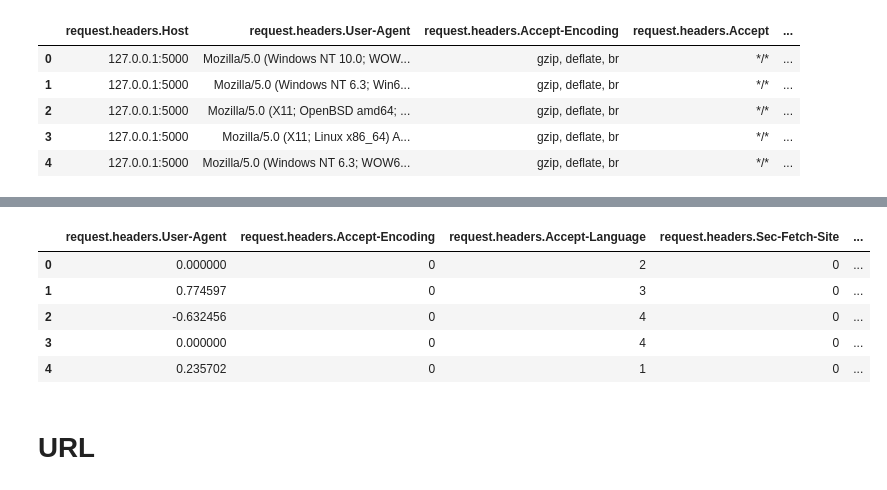
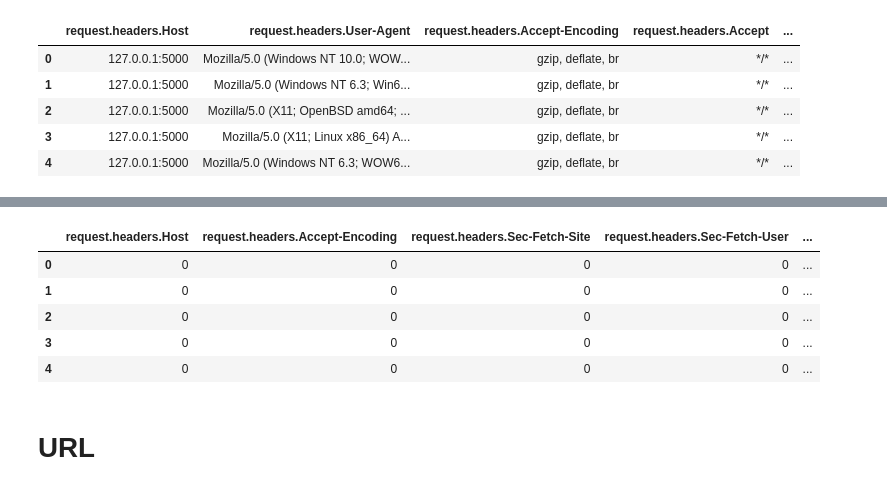
Before and after one commit to RazElbaz/API_security_challenge, a Jupyter notebook: new/model3.ipynb, the cells around one changed output, grey strips where cells are left out. Cells and saved outputs as stored; diff of their text form; code cells hidden in the pictures.

```diff
--- a/new/model3.ipynb
+++ b/new/model3.ipynb
@@ -195,48 +179,71 @@ df.head()
 # # Setting features for further feature extraction by choosing columns
 # # Some will be "simply" encoded via label encoding and others with HashingVectorizer
 
-SIMPLE_HEADERS = [
+# SIMPLE_HEADERS = [
 
-            'request.headers.Sec-Fetch-User',
+#             'request.headers.Sec-Fetch-User',
 
-      'request.headers.Accept-Language','response.status_code',
+#       'request.headers.Accept-Language','response.status_code',
 
-#     llalal from remove
+# #     llalal from remove
 
-                ]
+#                 ]
 
-# On these headers we will run HashingVectorizer
-COMPLEX_HEADERS = [
+# # On these headers we will run HashingVectorizer
+# COMPLEX_HEADERS = [
 
-                   'response.headers.Content-Type',
-'request.url',
-                    'response.body',
-    'request.headers.User-Agent',
-#     'request.body',
-   'request.headers.Cookie',
-    'response.headers.Location',
-#                     'response.headers.Set-Cookie',
-                   'request.method',
+#                    'response.headers.Content-Type',
+# 'request.url',
+#                     'response.body',
+#     'request.headers.User-Agent',
+# #     'request.body',
+#    'request.headers.Cookie',
+#     'response.headers.Location',
+# #                     'response.headers.Set-Cookie',
+#                    'request.method',
 
 
 
 
-                 'request.headers.Sec-Fetch-Mode',
+
+#                      'request.body',
+#     'response.status',
+#                     ]
+
+# COLUMNS_TO_REMOVE = ['request.headers.Date',
+#                      'request.headers.Accept', 'request.headers.Connection',  'request.headers.Host',
+
+#                        'response.headers.Set-Cookie',
+
+#                      'request.headers.Content-Length',
 
 
+#                      'request.headers.Sec-Fetch-Mode',
+#                 ]
 
-                     'request.body',
-    'response.status',
-                    ]
+SIMPLE_HEADERS = [ 'response.status_code',
+                   'request.headers.Host',
+                  'request.headers.Sec-Fetch-User',
+                  'request.headers.Content-Length' ]
 
-COLUMNS_TO_REMOVE = ['request.headers.Date',
-                     'request.headers.Accept', 'request.headers.Connection',  'request.headers.Host',
-
-                       'response.headers.Set-Cookie',
+# On these headers we will run HashingVectorizer
+COMPLEX_HEADERS = ['response.headers.Content-Type',
+                   'response.body',
+                   'request.headers.Cookie',
+                   'request.body','request.url',
+                   'response.status' ]
 
 
+COLUMNS_TO_REMOVE = ['request.headers.User-Agent',
+                     'request.headers.Date',
                      'request.headers.Content-Length',
-                ]
+                     'response.headers.Location',
+                     'request.headers.Connection',
+                     'request.headers.Accept',
+                     'response.headers.Set-Cookie',
+                     'request.headers.Accept-Language',
+                     'request.method',
+                     'request.headers.Sec-Fetch-Mode']
 
 # SIMPLE_HEADERS = ['request.headers.Content-Length',
 #                     'response.status_code',
@@ -363,9 +370,9 @@ df.head()
-|  | request.headers.User-Agent | request.headers.Accept-Encoding | request.headers.Accept-Language | request.headers.Sec-Fetch-Site | ... |
-| 0 | 0.000000 | 0 | 2 | 0 | ... |
-| 1 | 0.774597 | 0 | 3 | 0 | ... |
-| 2 | -0.632456 | 0 | 4 | 0 | ... |
-| 3 | 0.000000 | 0 | 4 | 0 | ... |
-| 4 | 0.235702 | 0 | 1 | 0 | ... |
+|  | request.headers.Host | request.headers.Accept-Encoding | request.headers.Sec-Fetch-Site | request.headers.Sec-Fetch-User | ... |
+| 0 | 0 | 0 | 0 | 0 | ... |
+| 1 | 0 | 0 | 0 | 0 | ... |
+| 2 | 0 | 0 | 0 | 0 | ... |
+| 3 | 0 | 0 | 0 | 0 | ... |
+| 4 | 0 | 0 | 0 | 0 | ... |
 # %%
 # df['response.body'].iloc[0:11]
 # %% [markdown]
```
Also changed, not shown: parts of 14 cells of this notebook, 1 other file.
